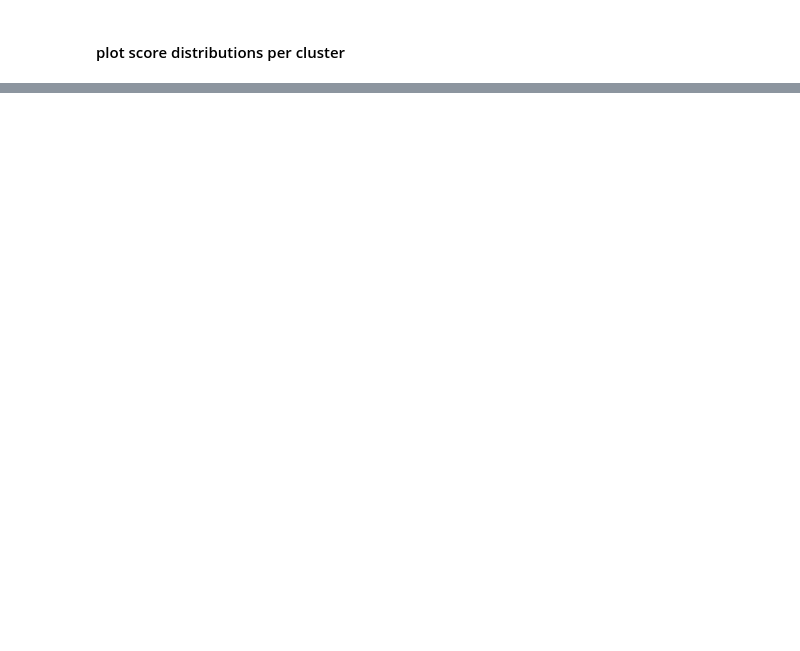
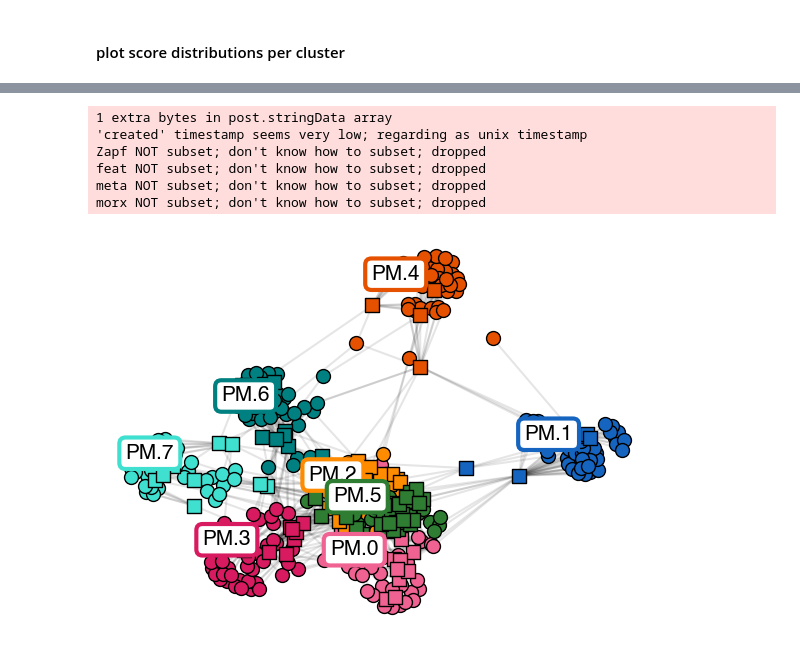
Before and after one commit to djunamay/ABCA7lof2, a Jupyter notebook: analyses/snRNAseq_score_partitioning/KL_clusters.ipynb, the cells around one changed output, grey strips where cells are left out. Cells and saved outputs as stored; diff of their text form; code cells hidden in the pictures; blank space fills up the shorter version.

Commit message:
final run KL PM to make pdf panels

```diff
--- a/analyses/snRNAseq_score_partitioning/KL_clusters.ipynb
+++ b/analyses/snRNAseq_score_partitioning/KL_clusters.ipynb
@@ -49,0 +44,10 @@ Download completed!
+# %%
+# save text as editable
+import matplotlib as mpl
+# For PDF output:
+mpl.rcParams['pdf.fonttype'] = 42      # 42 = TrueType (editable)
+# For SVG output:
+mpl.rcParams['svg.fonttype'] = 'none'
+
+mpl.rcParams['font.family'] = 'sans-serif'
+mpl.rcParams['font.sans-serif'] = ['Helvetica', 'Arial']
@@ -59 +70,10 @@ seed = np.argmin(kl_loss)
+# %%
+# get clusters for Ex
+scores = pd.read_csv('../../processed_data/all_scores_0825.csv', index_col=0)
+scores['score'] = scores['Ex']
+frame_pm = pd.read_csv('../../processed_data/pm_kl_frame.csv', index_col=0)
+frame_pm['new_cluster'] = frame_pm['cluster']
+frame_pm['new_cluster_mapped'] = ['PM.'+str(x) for x in frame_pm['cluster']]
+scores_pm = get_scores_per_cluster(scores, frame_pm, 'new_cluster_mapped')
+pm_mat = pd.read_csv('../../processed_data/pm_kl_mat.csv', index_col=0)
 # %%
@@ -212,0 +89,17 @@ frame.to_csv('./supplementary_tables/data_s8.csv')
+# %%
+colors_dict = {'PM.3': (0.847, 0.106, 0.376, 1.0),
+ 'PM.4': (0.902, 0.318, 0.0, 1.0),
+ 'PM.2': (1.0, 0.549, 0.0, 1.0),
+ 'T+C.29': (1.0, 0.718, 0.302, 1.0),
+ 'PM.1': (0.082, 0.396, 0.753, 1.0),
+ 'PM.5': (0.18, 0.49, 0.196, 1.0),
+ 'PM.0': (0.941, 0.384, 0.573, 1.0),
+ 'T.12': (0.259, 0.647, 0.961, 1.0),
+ 'T.11': (0.4, 0.733, 0.416, 1.0),
+ 'G.20': (0.89, 0.106, 0.137, 1.0),
+ 'T.8': (0.6, 0.196, 0.8, 1.0),
+ 'G.23': (1.0, 0.843, 0.0, 1.0),
+ 'PM.7': (0.251, 0.878, 0.816, 1.0),
+ 'G.18': (0.647, 0.165, 0.165, 1.0),
+ 'PM.6': (0.0, 0.5, 0.5, 1.0),
+ 'T.9': (1.0, 0.0, 1.0, 1.0)}
@@ -212,0 +131,17 @@ frame.to_csv('./supplementary_tables/data_s8.csv')
+# %%
+# get graph layout pm
+frame_pm['cluster'] = frame_pm['new_cluster_mapped']
+
+s=10000
+graph_pm, pos_pm, cur_labels_pm, unique_clusters_pm, colors_pm, layout_pm = get_layout(frame_pm, pm_mat, s, 15)
+
+out_path = '../../editorial_paper/main_panels_svgs/fig2/pm_kl_network'
+plot_graph(layout_pm, pos_pm, graph_pm, cur_labels_pm, unique_clusters_pm, [colors_dict[x] for x in unique_clusters_pm], out_path)
+# %% [output]
+1 extra bytes in post.stringData array
+'created' timestamp seems very low; regarding as unix timestamp
+Zapf NOT subset; don't know how to subset; dropped
+feat NOT subset; don't know how to subset; dropped
+meta NOT subset; don't know how to subset; dropped
+morx NOT subset; don't know how to subset; dropped
+[figure, added]
```
Also changed, not shown: parts of 25 cells of this notebook.
